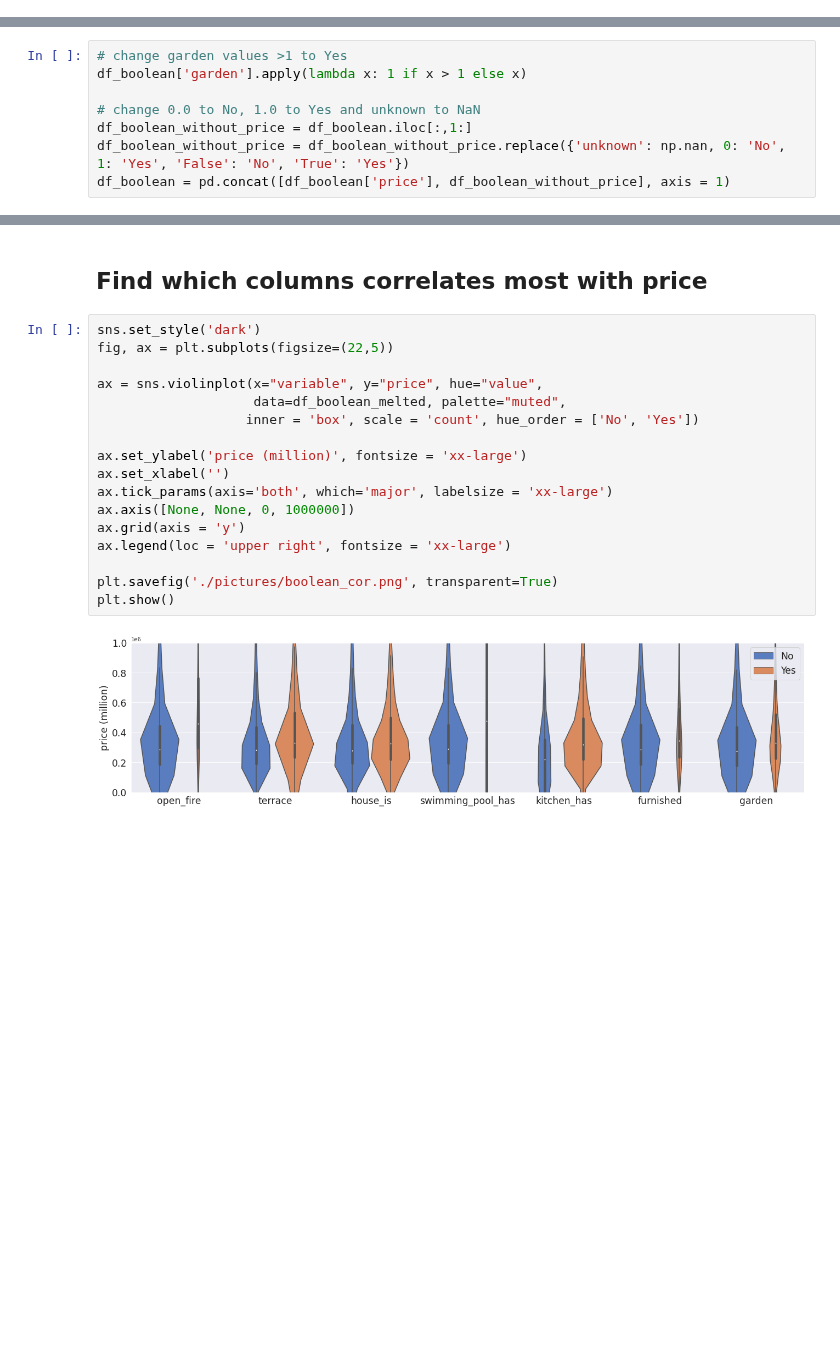
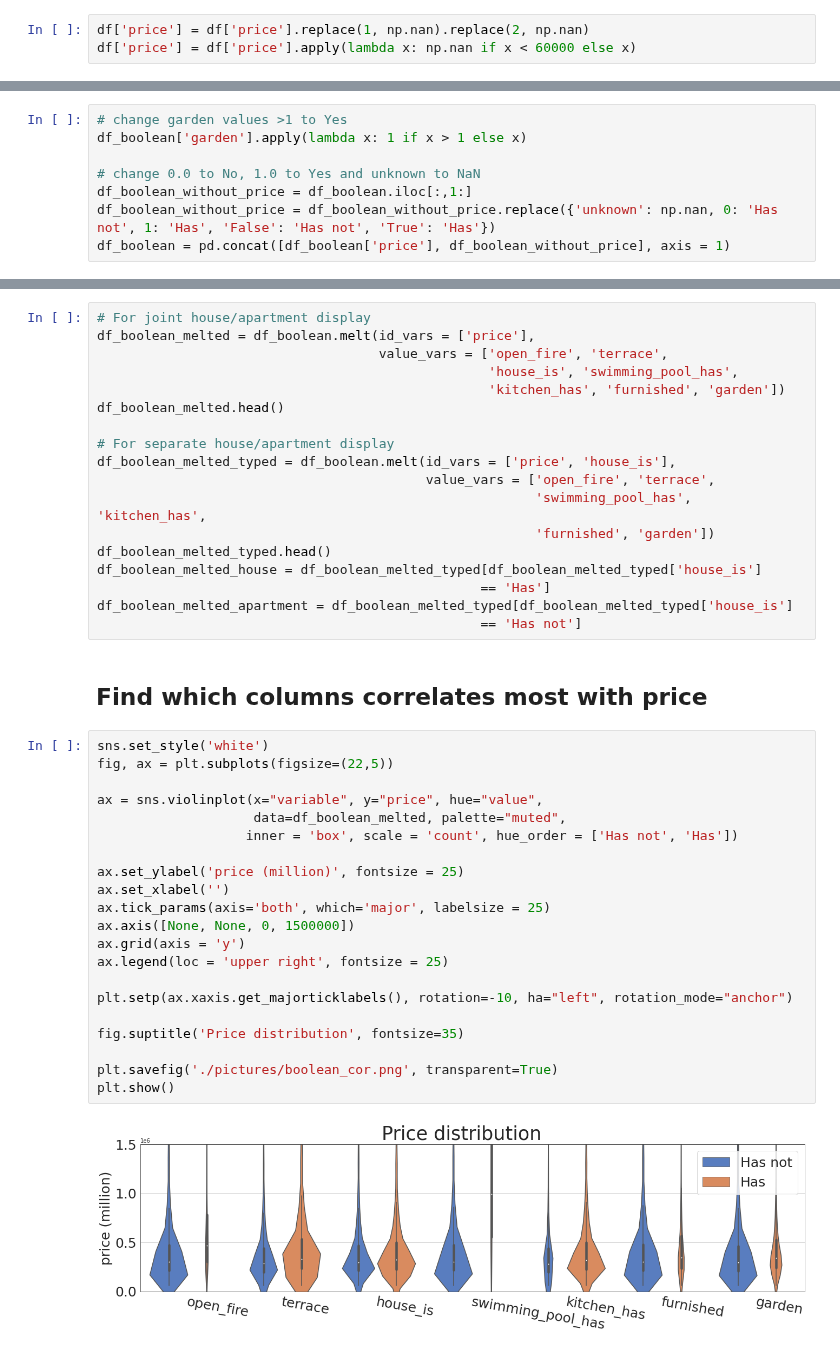
Before and after one commit to phfimmers/Data_visualization, a Jupyter notebook: Correlations/philippe_plot.ipynb, the cells around one changed output, grey strips where cells are left out. Drawn from its saved outputs; the diff is of its cells as text; blank space fills up the shorter version.

Commit message:
fix charts for presentation bis

```diff
--- a/Correlations/philippe_plot.ipynb
+++ b/Correlations/philippe_plot.ipynb
@@ -19,3 +21,6 @@ df = pd.read_csv('../csv_files/cleaned_properties (original).csv', index_col = 0
+# %%
+df['price'] = df['price'].replace(1, np.nan).replace(2, np.nan)
+df['price'] = df['price'].apply(lambda x: np.nan if x < 60000 else x)
 # %%
 df.columns
 # %% [output]
@@ -205,7 +296,7 @@ df_boolean['garden'].apply(lambda x: 1 if x > 1 else x)
 
 # change 0.0 to No, 1.0 to Yes and unknown to NaN
 df_boolean_without_price = df_boolean.iloc[:,1:]
-df_boolean_without_price = df_boolean_without_price.replace({'unknown': np.nan, 0: 'No', 1: 'Yes', 'False': 'No', 'True': 'Yes'})
+df_boolean_without_price = df_boolean_without_price.replace({'unknown': np.nan, 0: 'Has not', 1: 'Has', 'False': 'Has not', 'True': 'Has'})
 df_boolean = pd.concat([df_boolean['price'], df_boolean_without_price], axis = 1)
 # %% [markdown]
 ## Melt the dataframe
@@ -222,21 +303,43 @@ df_boolean_melted.head()
+# %%
+# For joint house/apartment display
+df_boolean_melted = df_boolean.melt(id_vars = ['price'],
+                                    value_vars = ['open_fire', 'terrace',
+                                                  'house_is', 'swimming_pool_has',
+                                                  'kitchen_has', 'furnished', 'garden'])
+df_boolean_melted.head()
+
+# For separate house/apartment display
+df_boolean_melted_typed = df_boolean.melt(id_vars = ['price', 'house_is'],
+                                          value_vars = ['open_fire', 'terrace',
+                                                        'swimming_pool_has', 'kitchen_has',
+                                                        'furnished', 'garden'])
+df_boolean_melted_typed.head()
+df_boolean_melted_house = df_boolean_melted_typed[df_boolean_melted_typed['house_is']
+                                                 == 'Has']
+df_boolean_melted_apartment = df_boolean_melted_typed[df_boolean_melted_typed['house_is']
+                                                 == 'Has not']
 # %% [markdown]
 ## Find which columns correlates most with price
 # %%
-sns.set_style('dark')
+sns.set_style('white')
 fig, ax = plt.subplots(figsize=(22,5))
 
 ax = sns.violinplot(x="variable", y="price", hue="value",
                     data=df_boolean_melted, palette="muted",
-                   inner = 'box', scale = 'count', hue_order = ['No', 'Yes'])
+                   inner = 'box', scale = 'count', hue_order = ['Has not', 'Has'])
 
-ax.set_ylabel('price (million)', fontsize = 'xx-large')
+ax.set_ylabel('price (million)', fontsize = 25)
 ax.set_xlabel('')
-ax.tick_params(axis='both', which='major', labelsize = 'xx-large')
-ax.axis([None, None, 0, 1000000])
+ax.tick_params(axis='both', which='major', labelsize = 25)
+ax.axis([None, None, 0, 1500000])
 ax.grid(axis = 'y')
-ax.legend(loc = 'upper right', fontsize = 'xx-large')
+ax.legend(loc = 'upper right', fontsize = 25)
+
+plt.setp(ax.xaxis.get_majorticklabels(), rotation=-10, ha="left", rotation_mode="anchor")
+
+fig.suptitle('Price distribution', fontsize=35)
 
 plt.savefig('./pictures/boolean_cor.png', transparent=True)
 plt.show()
 # %% [output]
-[figure, old version]
+[figure, new version]
```
Also changed, not shown: parts of 15 cells of this notebook, 5 other files.
